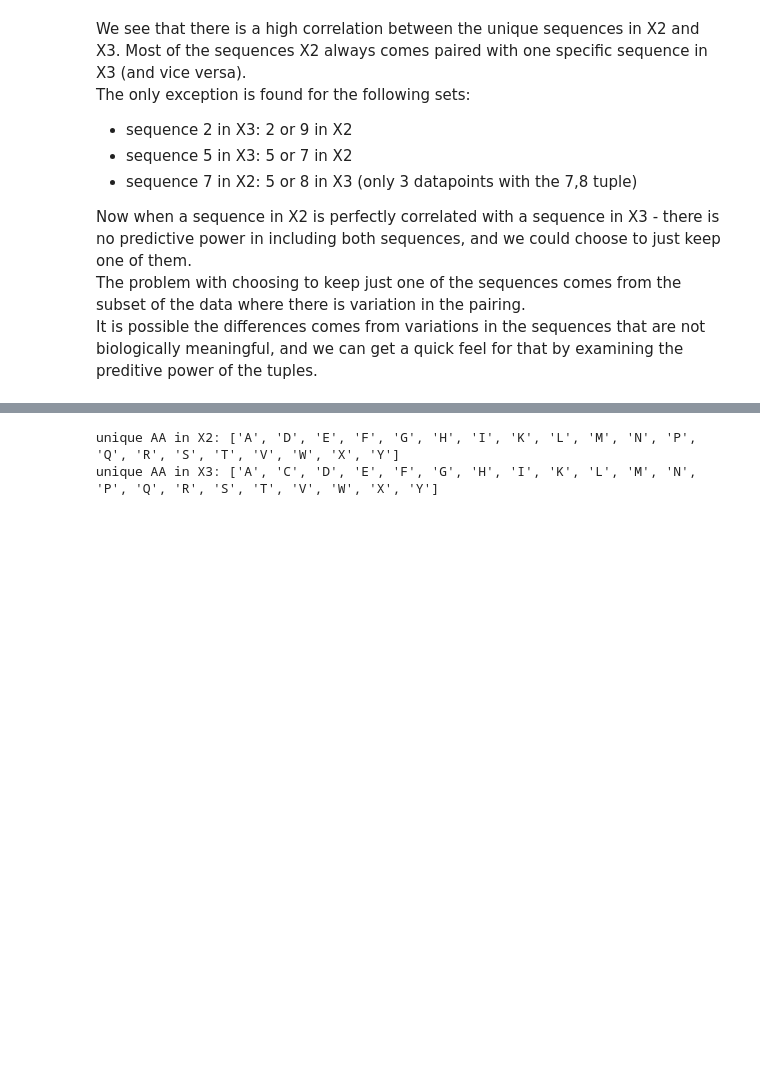
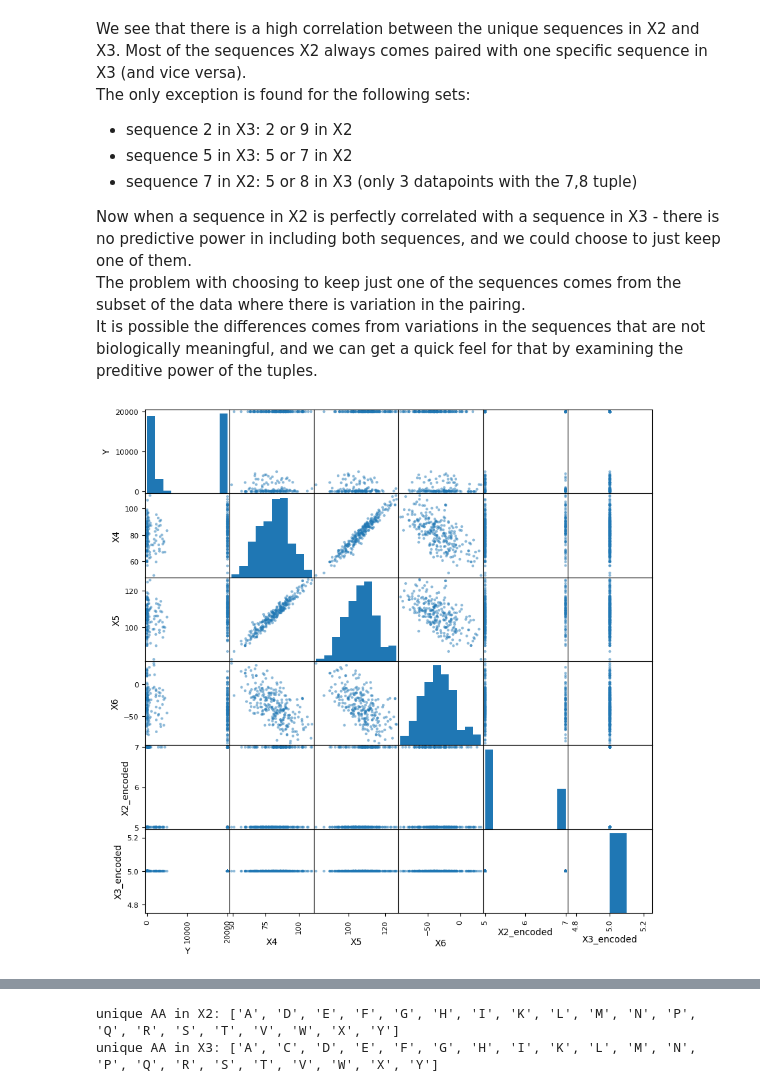
Before and after one commit to vegardbs/oncoimmunity, a Jupyter notebook: EDA.ipynb, the cells around one changed output, grey strips where cells are left out. Drawn from its saved outputs; the diff is of its cells as text; code cells hidden in the pictures; blank space fills up the shorter version.

```diff
--- a/EDA.ipynb
+++ b/EDA.ipynb
@@ -155,3 +156,17 @@ The only exception is found for the following sets:
 Now when a sequence in X2 is perfectly correlated with a sequence in X3 - there is no predictive power in including both sequences, and we could choose to just keep one of them. \
 The problem with choosing to keep just one of the sequences comes from the subset of the data where there is variation in the pairing. \
 It is possible the differences comes from variations in the sequences that are not biologically meaningful, and we can get a quick feel for that by examining the preditive power of the tuples.
+# %%
+# create a copy of the dataframe to avoid modifying the original dataframe
+encoded_df = df.copy()
+
+# encode sequences in columns to labels
+encoded_df['X2_encoded'], uniques_X2 = pd.factorize(df['X2'])
+encoded_df['X3_encoded'], uniques_X3 = pd.factorize(df['X3'])
+# %%
+value = 5 # the value of X2 you want to filter for
+subset_df = encoded_df[encoded_df['X3_encoded'] == value]
+# %%
+pd.plotting.scatter_matrix(subset_df, figsize=(10,10));
+# %% [output]
+[figure, added]
```
Also changed, not shown: parts of 12 cells of this notebook.
